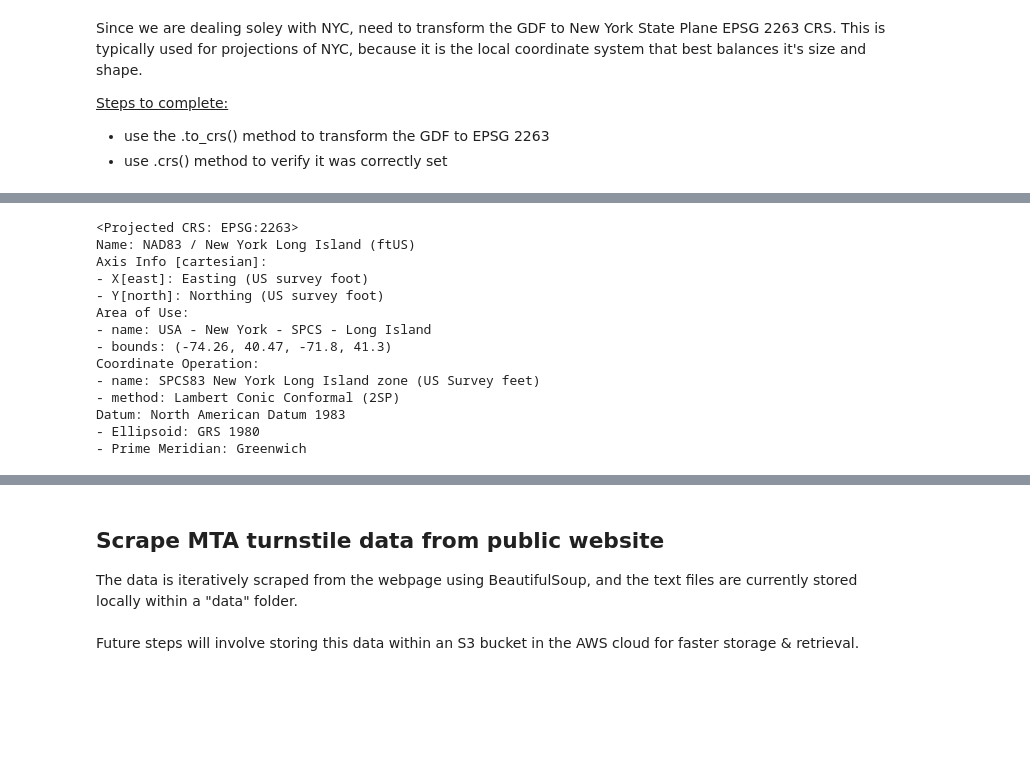
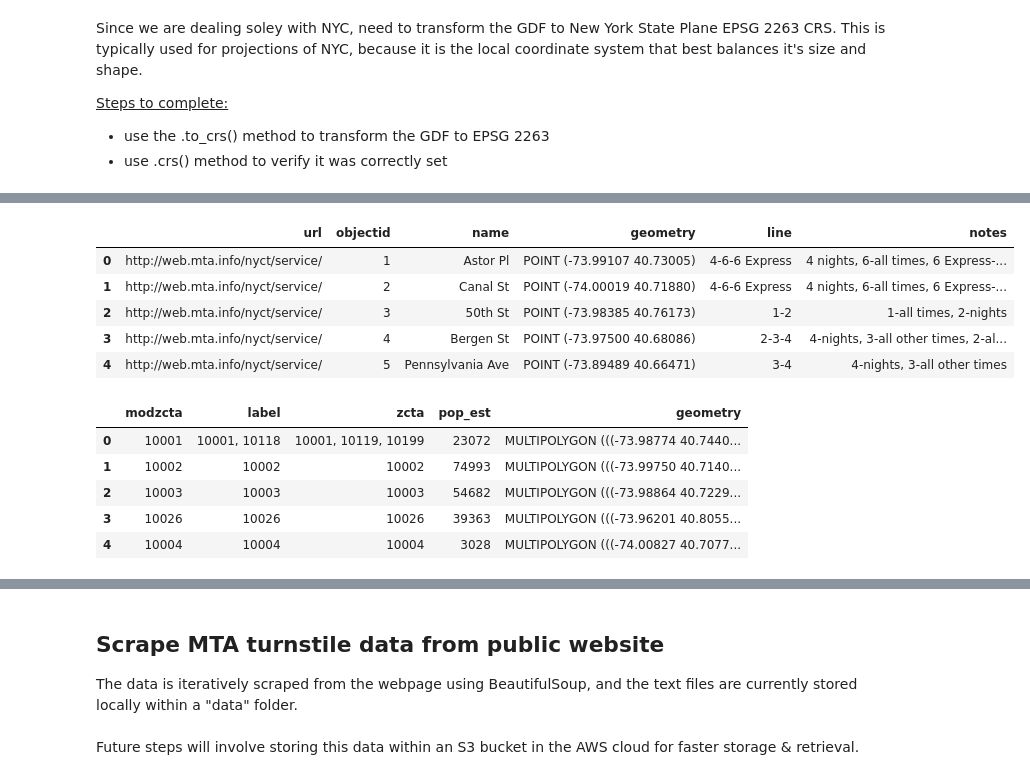
Before and after one commit to justinm0rgan/mta-turnstile-covid, a Jupyter notebook: collection-and-cleaning.ipynb, the cells around one changed output, grey strips where cells are left out. Cells and saved outputs as stored; diff of their text form; code cells hidden in the pictures; blank space fills up the shorter version.

```diff
--- a/collection-and-cleaning.ipynb
+++ b/collection-and-cleaning.ipynb
@@ -51,4 +42,4 @@ client = Socrata("data.cityofnewyork.us",app_token)
 results = client.get("kk4q-3rt2")
 
 # create GeoDataFrame out of request
-gdf = gpd.GeoDataFrame(results)
+station_gdf = gpd.GeoDataFrame(results)
@@ -136,18 +139,0 @@ gdf.set_crs(2263, inplace=True)
-# %%
-# check set crs was implemented correctly
-gdf.crs
-# %% [output]
-<Projected CRS: EPSG:2263>
-Name: NAD83 / New York Long Island (ftUS)
-Axis Info [cartesian]:
-- X[east]: Easting (US survey foot)
-- Y[north]: Northing (US survey foot)
-Area of Use:
-- name: USA - New York - SPCS - Long Island
-- bounds: (-74.26, 40.47, -71.8, 41.3)
-Coordinate Operation:
-- name: SPCS83 New York Long Island zone (US Survey feet)
-- method: Lambert Conic Conformal (2SP)
-Datum: North American Datum 1983
-- Ellipsoid: GRS 1980
-- Prime Meridian: Greenwich
@@ -153,0 +157,18 @@ Datum: North American Datum 1983
+# %%
+set_geom(station_gdf, 'the_geom')
+# %% [output]
+|  | url | objectid | name | geometry | line | notes |
+| 0 | http://web.mta.info/nyct/service/ | 1 | Astor Pl | POINT (-73.99107 40.73005) | 4-6-6 Express | 4 nights, 6-all times, 6 Express-... |
+| 1 | http://web.mta.info/nyct/service/ | 2 | Canal St | POINT (-74.00019 40.71880) | 4-6-6 Express | 4 nights, 6-all times, 6 Express-... |
+| 2 | http://web.mta.info/nyct/service/ | 3 | 50th St | POINT (-73.98385 40.76173) | 1-2 | 1-all times, 2-nights |
+| 3 | http://web.mta.info/nyct/service/ | 4 | Bergen St | POINT (-73.97500 40.68086) | 2-3-4 | 4-nights, 3-all other times, 2-al... |
+| 4 | http://web.mta.info/nyct/service/ | 5 | Pennsylvania Ave | POINT (-73.89489 40.66471) | 3-4 | 4-nights, 3-all other times |
+# %%
+set_geom(modzcta_gdf, 'the_geom')
+# %% [output]
+|  | modzcta | label | zcta | pop_est | geometry |
+| 0 | 10001 | 10001, 10118 | 10001, 10119, 10199 | 23072 | MULTIPOLYGON (((-73.98774 40.7440... |
+| 1 | 10002 | 10002 | 10002 | 74993 | MULTIPOLYGON (((-73.99750 40.7140... |
+| 2 | 10003 | 10003 | 10003 | 54682 | MULTIPOLYGON (((-73.98864 40.7229... |
+| 3 | 10026 | 10026 | 10026 | 39363 | MULTIPOLYGON (((-73.96201 40.8055... |
+| 4 | 10004 | 10004 | 10004 | 3028 | MULTIPOLYGON (((-74.00827 40.7077... |
```
Also changed, not shown: parts of 23 cells of this notebook.
